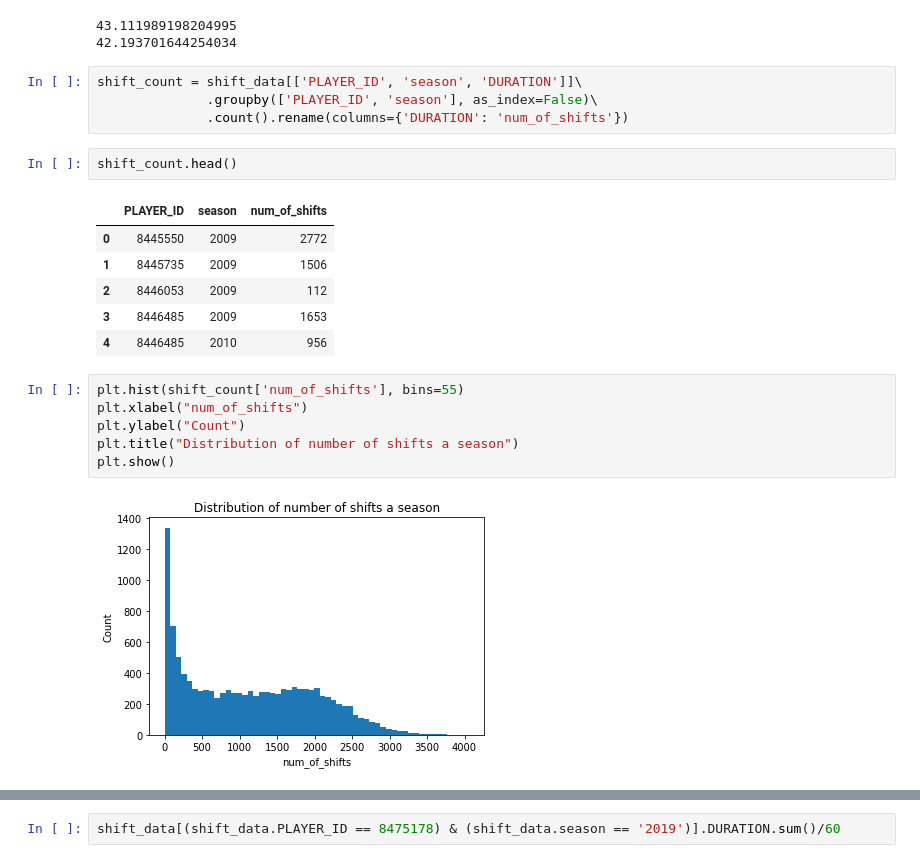
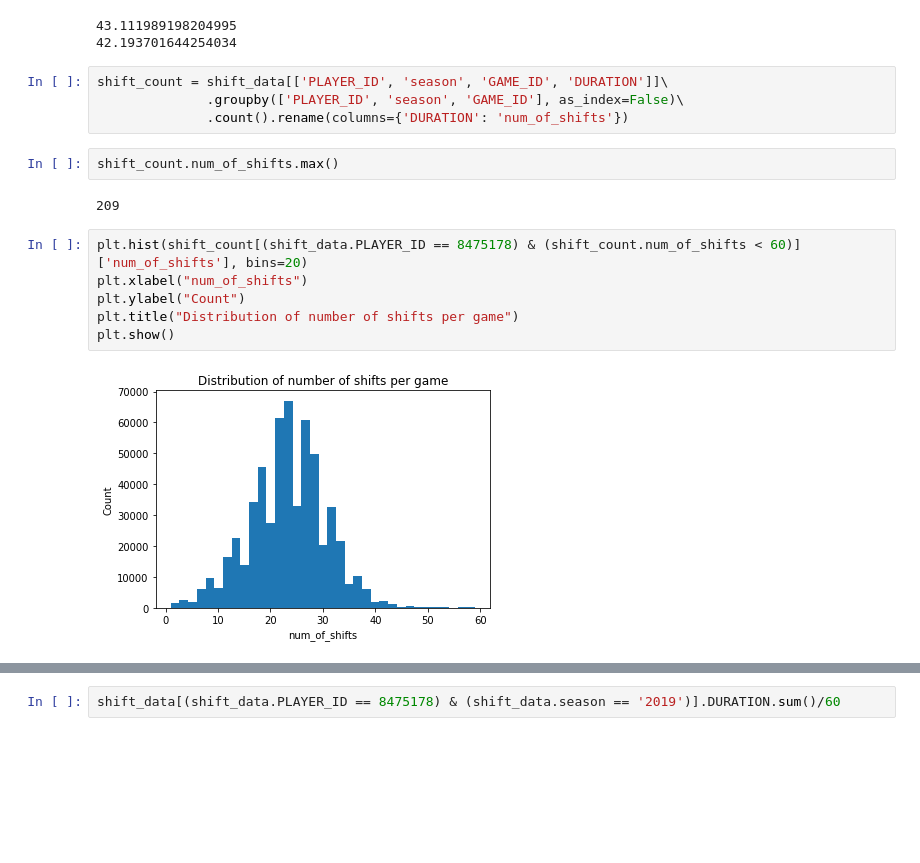
Before and after one commit to mcbarlowe/nhl_analysis, a Jupyter notebook: Predicting NHL Goals with Bayesian Methods.ipynb, the cells around one changed output, grey strips where cells are left out. Saved outputs shown, nothing was run; the diff lists cells and outputs as text; blank space fills up the shorter version.

```diff
--- a/Predicting NHL Goals with Bayesian Methods.ipynb
+++ b/Predicting NHL Goals with Bayesian Methods.ipynb
@@ -104,23 +149,18 @@ print(shift_data['DURATION'].mean())
 43.111989198204995
 42.193701644254034
 # %%
-shift_count = shift_data[['PLAYER_ID', 'season', 'DURATION']]\
-              .groupby(['PLAYER_ID', 'season'], as_index=False)\
+shift_count = shift_data[['PLAYER_ID', 'season', 'GAME_ID', 'DURATION']]\
+              .groupby(['PLAYER_ID', 'season', 'GAME_ID'], as_index=False)\
               .count().rename(columns={'DURATION': 'num_of_shifts'})
-# %%
-shift_count.head()
-# %% [output]
-|  | PLAYER_ID | season | num_of_shifts |
-| 0 | 8445550 | 2009 | 2772 |
-| 1 | 8445735 | 2009 | 1506 |
-| 2 | 8446053 | 2009 | 112 |
-| 3 | 8446485 | 2009 | 1653 |
-| 4 | 8446485 | 2010 | 956 |
+# %%
+shift_count.num_of_shifts.max()
+# %% [output]
+209
 # %%
-plt.hist(shift_count['num_of_shifts'], bins=55)
+plt.hist(shift_count[(shift_data.PLAYER_ID == 8475178) & (shift_count.num_of_shifts < 60)]['num_of_shifts'], bins=20)
 plt.xlabel("num_of_shifts")
 plt.ylabel("Count")
-plt.title("Distribution of number of shifts a season")
+plt.title("Distribution of number of shifts per game")
 plt.show()
 # %% [output]
-[figure, old version]
+[figure, new version]
```
Also changed, not shown: parts of 15 cells of this notebook, 6 other files.
